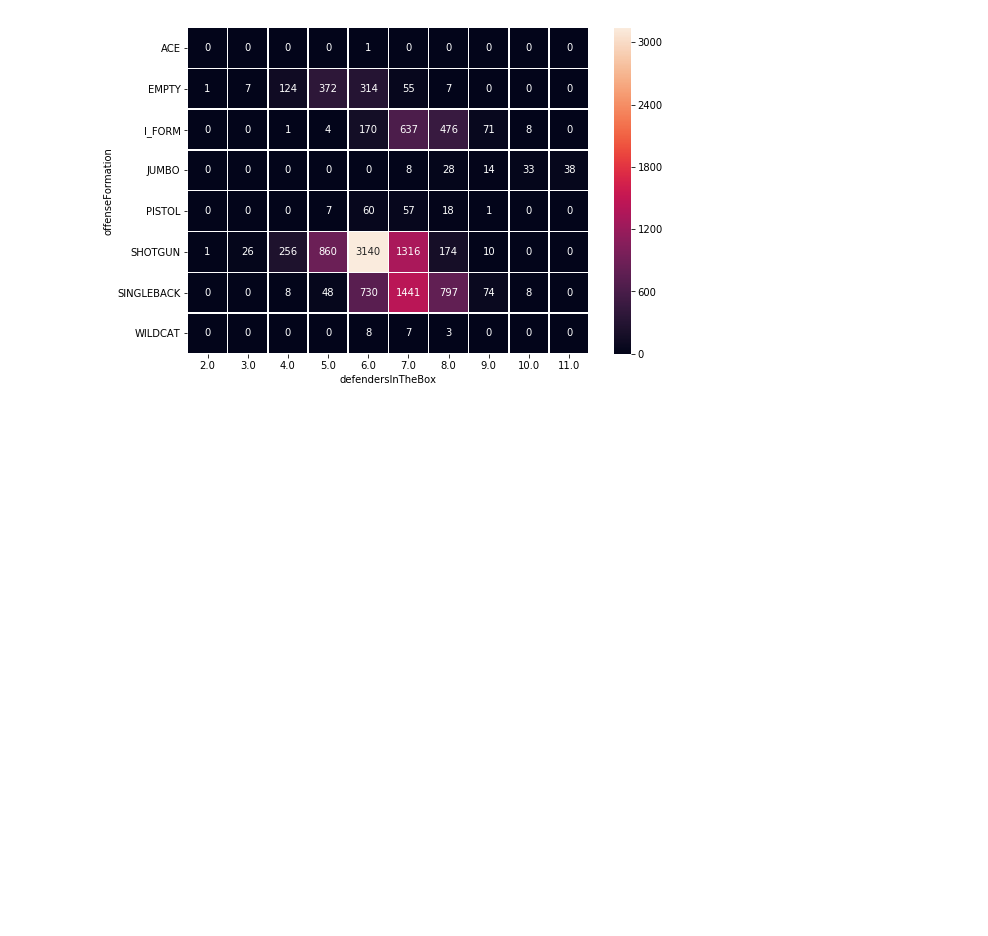
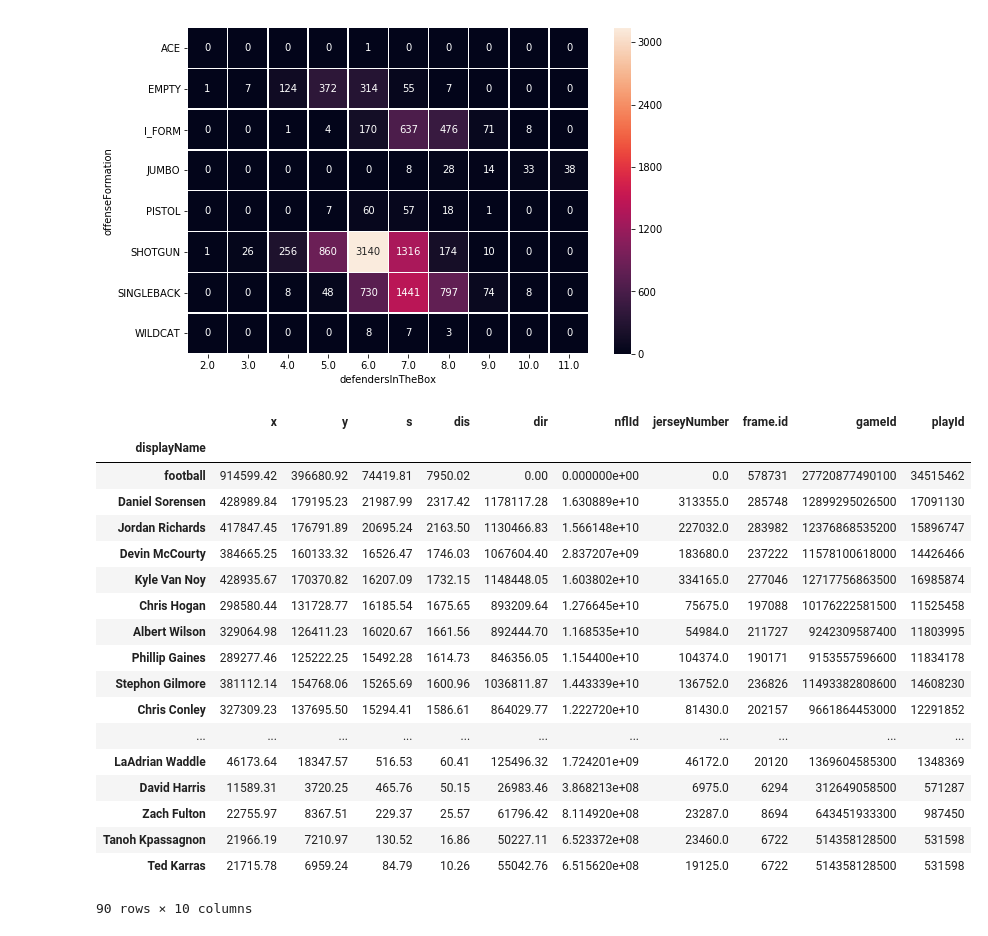
Before and after one commit to donw385/Big-Data-Bowl, a Jupyter notebook: Don_Wang_NFL_Data_Analysis.ipynb, the cells around one changed output. Saved outputs shown, nothing was run; the diff lists cells and outputs as text; code cells hidden in the pictures; blank space fills up the shorter version.

Commit message:
Don Wang add tracking

```diff
--- a/Don_Wang_NFL_Data_Analysis.ipynb
+++ b/Don_Wang_NFL_Data_Analysis.ipynb
@@ -43,6 +38,7 @@ You must restart the runtime in order to use newly installed versions.
 games = pd.read_csv('https://raw.githubusercontent.com/donw385/Big-Data-Bowl/master/Data/games.csv')
 players = pd.read_csv('https://raw.githubusercontent.com/donw385/Big-Data-Bowl/master/Data/players.csv')
 plays = pd.read_csv('https://raw.githubusercontent.com/donw385/Big-Data-Bowl/master/Data/plays.csv')
+tracking = pd.read_csv('https://raw.githubusercontent.com/nfl-football-ops/Big-Data-Bowl/master/Data/tracking_gameId_2017090700.csv')
 # %% [markdown]
 **Initial Data Analysis**
 # %%
@@ -574,3 +570,26 @@ f, ax = plt.subplots(figsize=(9, 6))
 sns.heatmap(crosstab, annot=True, fmt="d", linewidths=.5, ax=ax);
 # %% [output]
 [figure]
+# %%
+sum_tracking=tracking.groupby('displayName').aggregate(np.sum).sort_values(by=['dis'], ascending=False)
+sum_tracking
+# %% [output]
+|  | x | y | s | dis | dir | nflId | jerseyNumber | frame.id | gameId | playId |
+| displayName |  |  |  |  |  |  |  |  |  |  |
+| football | 914599.42 | 396680.92 | 74419.81 | 7950.02 | 0.00 | 0.000000e+00 | 0.0 | 578731 | 27720877490100 | 34515462 |
+| Daniel Sorensen | 428989.84 | 179195.23 | 21987.99 | 2317.42 | 1178117.28 | 1.630889e+10 | 313355.0 | 285748 | 12899295026500 | 17091130 |
+| Jordan Richards | 417847.45 | 176791.89 | 20695.24 | 2163.50 | 1130466.83 | 1.566148e+10 | 227032.0 | 283982 | 12376868535200 | 15896747 |
+| Devin McCourty | 384665.25 | 160133.32 | 16526.47 | 1746.03 | 1067604.40 | 2.837207e+09 | 183680.0 | 237222 | 11578100618000 | 14426466 |
+| Kyle Van Noy | 428935.67 | 170370.82 | 16207.09 | 1732.15 | 1148448.05 | 1.603802e+10 | 334165.0 | 277046 | 12717756863500 | 16985874 |
+| Chris Hogan | 298580.44 | 131728.77 | 16185.54 | 1675.65 | 893209.64 | 1.276645e+10 | 75675.0 | 197088 | 10176222581500 | 11525458 |
+| Albert Wilson | 329064.98 | 126411.23 | 16020.67 | 1661.56 | 892444.70 | 1.168535e+10 | 54984.0 | 211727 | 9242309587400 | 11803995 |
+| Phillip Gaines | 289277.46 | 125222.25 | 15492.28 | 1614.73 | 846356.05 | 1.154400e+10 | 104374.0 | 190171 | 9153557596600 | 11834178 |
+| Stephon Gilmore | 381112.14 | 154768.06 | 15265.69 | 1600.96 | 1036811.87 | 1.443339e+10 | 136752.0 | 236826 | 11493382808600 | 14608230 |
+| Chris Conley | 327309.23 | 137695.50 | 15294.41 | 1586.61 | 864029.77 | 1.222720e+10 | 81430.0 | 202157 | 9661864453000 | 12291852 |
+| ... | ... | ... | ... | ... | ... | ... | ... | ... | ... | ... |
+| LaAdrian Waddle | 46173.64 | 18347.57 | 516.53 | 60.41 | 125496.32 | 1.724201e+09 | 46172.0 | 20120 | 1369604585300 | 1348369 |
+| David Harris | 11589.31 | 3720.25 | 465.76 | 50.15 | 26983.46 | 3.868213e+08 | 6975.0 | 6294 | 312649058500 | 571287 |
+| Zach Fulton | 22755.97 | 8367.51 | 229.37 | 25.57 | 61796.42 | 8.114920e+08 | 23287.0 | 8694 | 643451933300 | 987450 |
+| Tanoh Kpassagnon | 21966.19 | 7210.97 | 130.52 | 16.86 | 50227.11 | 6.523372e+08 | 23460.0 | 6722 | 514358128500 | 531598 |
+| Ted Karras | 21715.78 | 6959.24 | 84.79 | 10.26 | 55042.76 | 6.515620e+08 | 19125.0 | 6722 | 514358128500 | 531598 |
+90 rows × 10 columns
```
Also changed, not shown: parts of 3 cells of this notebook.
